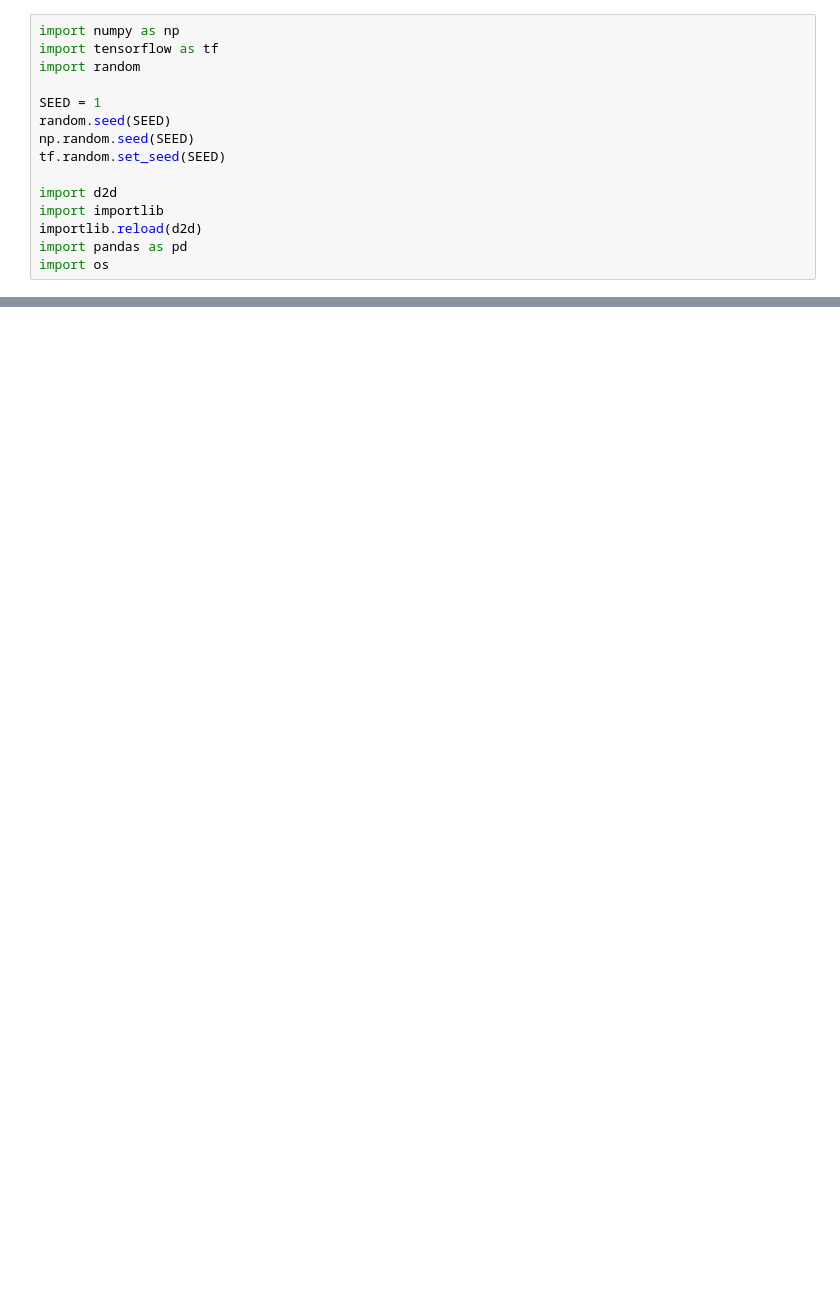
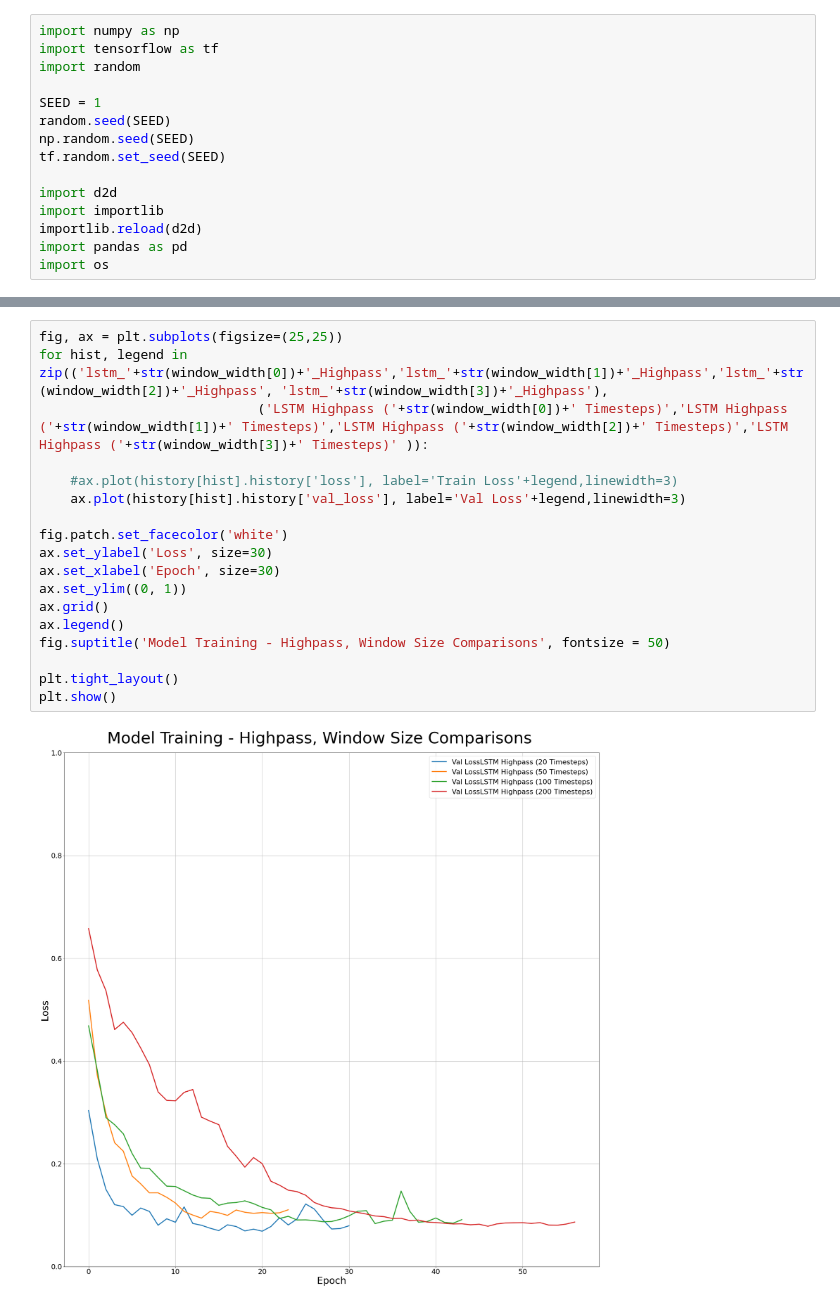
Before and after one commit to epic-research-group/das-to-discharge, a Jupyter notebook: window_size_comparisons.ipynb, the cells around one changed output, grey strips where cells are left out. Cells and saved outputs as stored; diff of their text form; blank space fills up the shorter version.

```diff
--- a/window_size_comparisons.ipynb
+++ b/window_size_comparisons.ipynb
@@ -102,0 +129,20 @@ plt.show()
+# %%
+fig, ax = plt.subplots(figsize=(25,25))
+for hist, legend in zip(('lstm_'+str(window_width[0])+'_Highpass','lstm_'+str(window_width[1])+'_Highpass','lstm_'+str(window_width[2])+'_Highpass', 'lstm_'+str(window_width[3])+'_Highpass'),
+                            ('LSTM Highpass ('+str(window_width[0])+' Timesteps)','LSTM Highpass ('+str(window_width[1])+' Timesteps)','LSTM Highpass ('+str(window_width[2])+' Timesteps)','LSTM Highpass ('+str(window_width[3])+' Timesteps)' )):
+
+    #ax.plot(history[hist].history['loss'], label='Train Loss'+legend,linewidth=3)
+    ax.plot(history[hist].history['val_loss'], label='Val Loss'+legend,linewidth=3)
+
+fig.patch.set_facecolor('white')
+ax.set_ylabel('Loss', size=30)
+ax.set_xlabel('Epoch', size=30)
+ax.set_ylim((0, 1))
+ax.grid()
+ax.legend()
+fig.suptitle('Model Training - Highpass, Window Size Comparisons', fontsize = 50)
+
+plt.tight_layout()
+plt.show()
+# %% [output]
+[figure, added]
```
Also changed, not shown: parts of 5 cells of this notebook, 1 other file.
